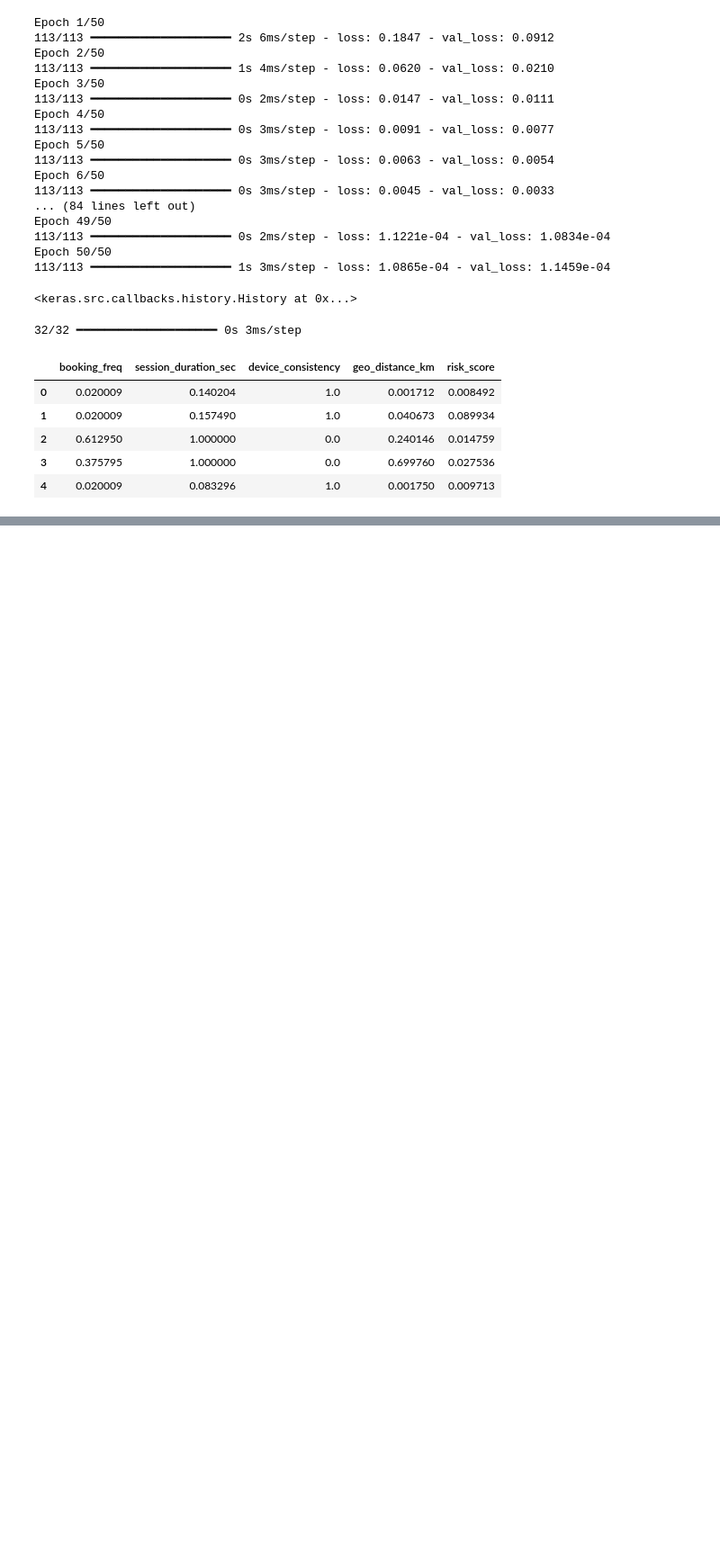
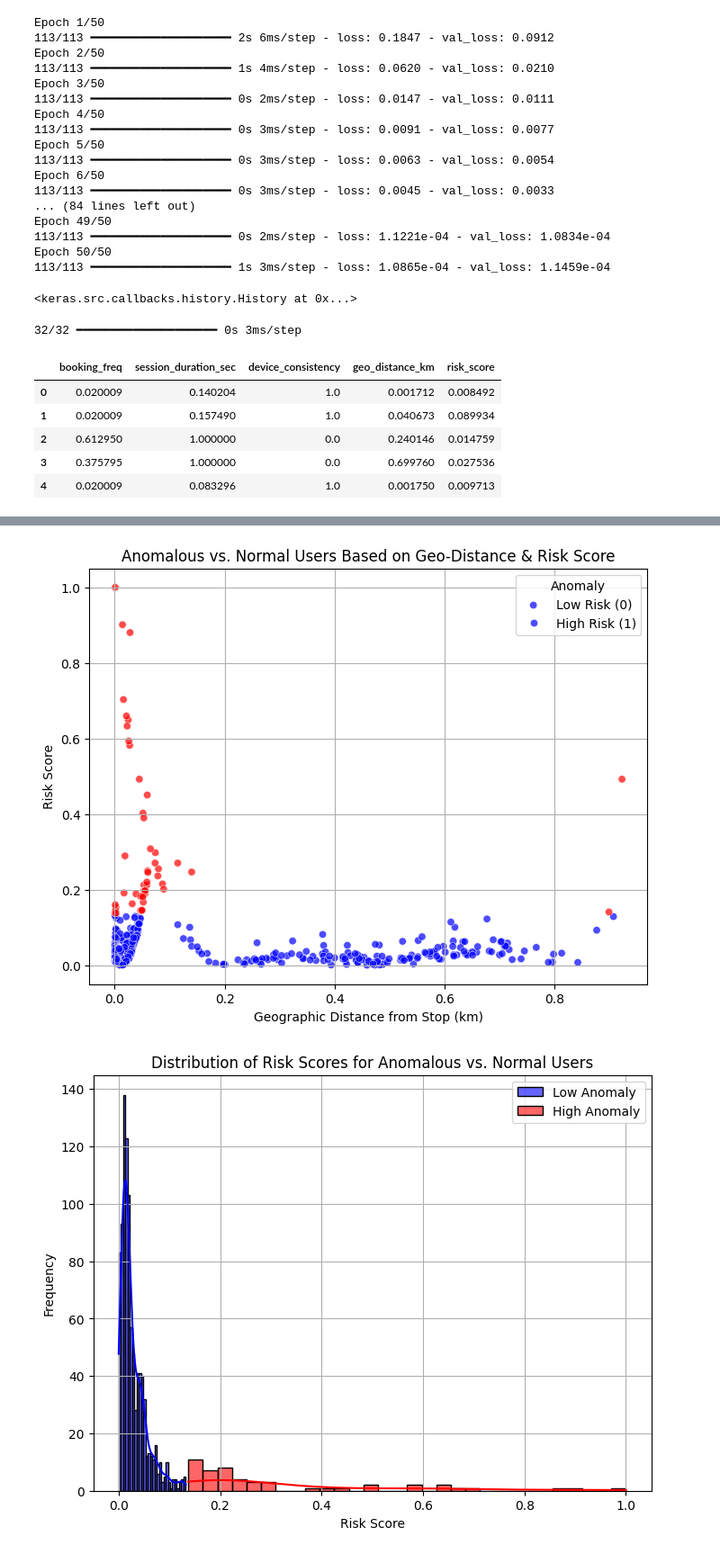
Before and after one commit to irentala/fake-profile-detection-colab, a Jupyter notebook: Texas_Transport_Scheduling_System.ipynb, the cells around one changed output, grey strips where cells are left out. Shown at 90% size. Saved outputs shown, nothing was run; the diff lists cells and outputs as text; code cells hidden in the pictures; blank space fills up the shorter version.

```diff
--- a/Texas_Transport_Scheduling_System.ipynb
+++ b/Texas_Transport_Scheduling_System.ipynb
@@ -257,0 +326,47 @@ Total anomalies detected: 50 out of 1000 sessions.
+# %%
+# Install necessary libraries
+!pip install pandas numpy matplotlib seaborn
+
+# Import Libraries
+import numpy as np
+import pandas as pd
+import matplotlib.pyplot as plt
+import seaborn as sns
+
+# Assuming results_df is already defined from anomaly detection process
+# Set anomaly threshold (e.g., 95th percentile)
+threshold = np.percentile(results_df['risk_score'], 95)
+results_df['anomaly'] = results_df['risk_score'].apply(lambda x: 1 if x >= threshold else 0)
+
+print(f"Anomaly threshold (95%): {threshold:.2f}")
+print("Full Results:")
+print(results_df)
+print(f"\nTotal anomalies detected: {results_df['anomaly'].sum()} out of {len(results_df)} sessions.\n")
+
+# Scatter Plot: Anomalies vs. Normal Users
+plt.figure(figsize=(8, 6))
+sns.scatterplot(
+    x=results_df['geo_distance_km'],
+    y=results_df['risk_score'],
+    hue=results_df['anomaly'],
+    palette={0: 'blue', 1: 'red'},
+    alpha=0.7
+)
+plt.xlabel("Geographic Distance from Stop (km)")
+plt.ylabel("Risk Score")
+plt.title("Anomalous vs. Normal Users Based on Geo-Distance & Risk Score")
+plt.legend(title="Anomaly", labels=["Low Risk (0)", "High Risk (1)"])
+plt.grid(True)
+plt.show()
+
+# Histogram of Risk Scores for Normal and Anomalous Users
+plt.figure(figsize=(8, 6))
+sns.histplot(results_df[results_df['anomaly'] == 0]['risk_score'], bins=30, color='blue', label="Low Anomaly", kde=True, alpha=0.6)
+sns.histplot(results_df[results_df['anomaly'] == 1]['risk_score'], bins=30, color='red', label="High Anomaly", kde=True, alpha=0.6)
+plt.xlabel("Risk Score")
+plt.ylabel("Frequency")
+plt.title("Distribution of Risk Scores for Anomalous vs. Normal Users")
+plt.legend()
+plt.grid(True)
+plt.show()
+# %% [output]
@@ -257,0 +390,2 @@ Total anomalies detected: 50 out of 1000 sessions.
+[figure, added]
+[figure, added]
```
Also changed, not shown: parts of 4 cells of this notebook.
